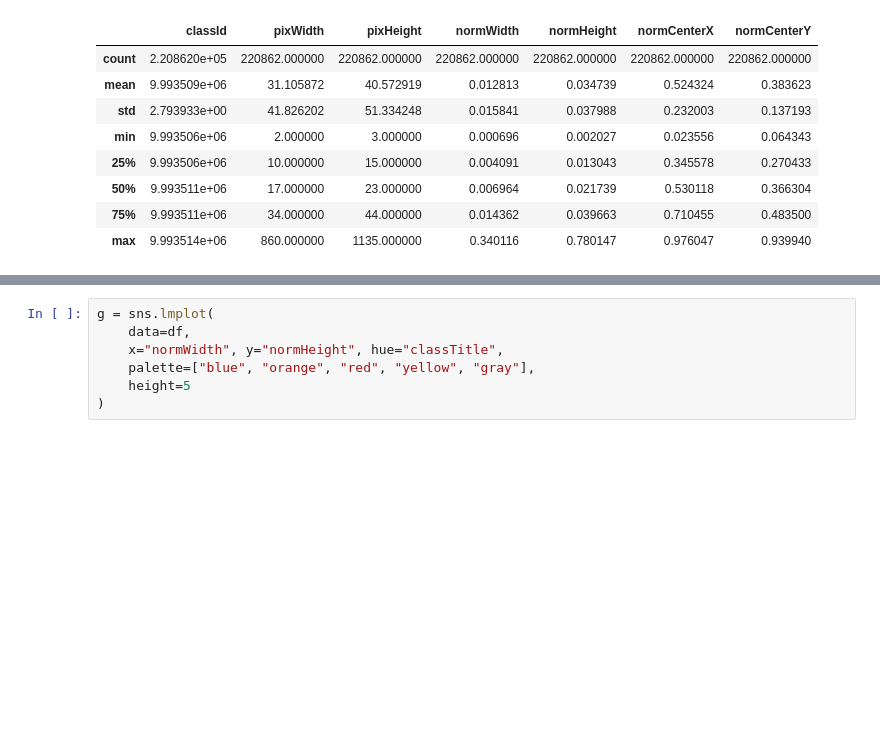
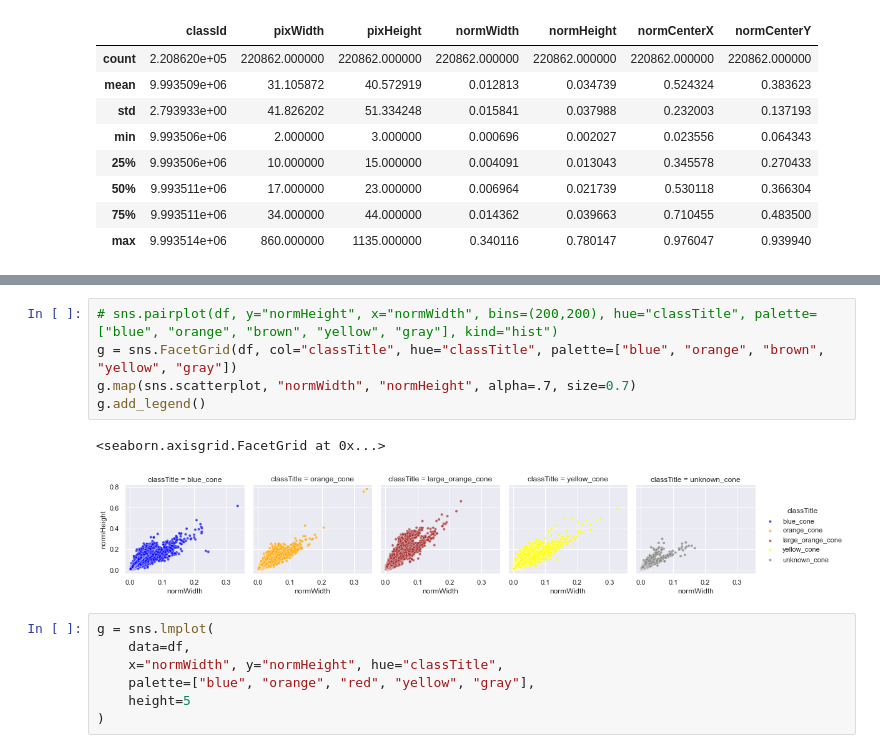
Before and after one commit to Przemyslaw11/FSOCO_visualization, a Jupyter notebook: FSOCO.ipynb, the cells around one changed output, grey strips where cells are left out. Drawn from its saved outputs; the diff is of its cells as text; blank space fills up the shorter version.

Commit message:
Repair DeprecationWarning and add FacetGrid

```diff
--- a/FSOCO.ipynb
+++ b/FSOCO.ipynb
@@ -57,3 +64,11 @@ plot.set(xlim=(0,300))
+# %%
+# sns.pairplot(df, y="normHeight", x="normWidth", bins=(200,200), hue="classTitle", palette=["blue", "orange", "brown", "yellow", "gray"], kind="hist")
+g = sns.FacetGrid(df, col="classTitle", hue="classTitle", palette=["blue", "orange", "brown", "yellow", "gray"])
+g.map(sns.scatterplot, "normWidth", "normHeight", alpha=.7, size=0.7)
+g.add_legend()
+# %% [output]
+<seaborn.axisgrid.FacetGrid at 0x...>
+[figure, added]
 # %%
 g = sns.lmplot(
     data=df,
```
Also changed, not shown: parts of 3 cells of this notebook, 1 other file.
